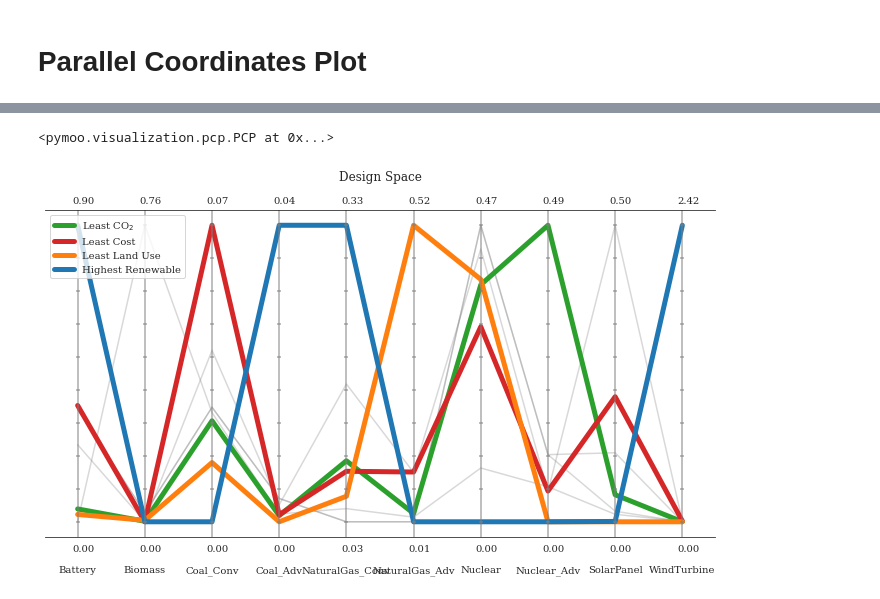
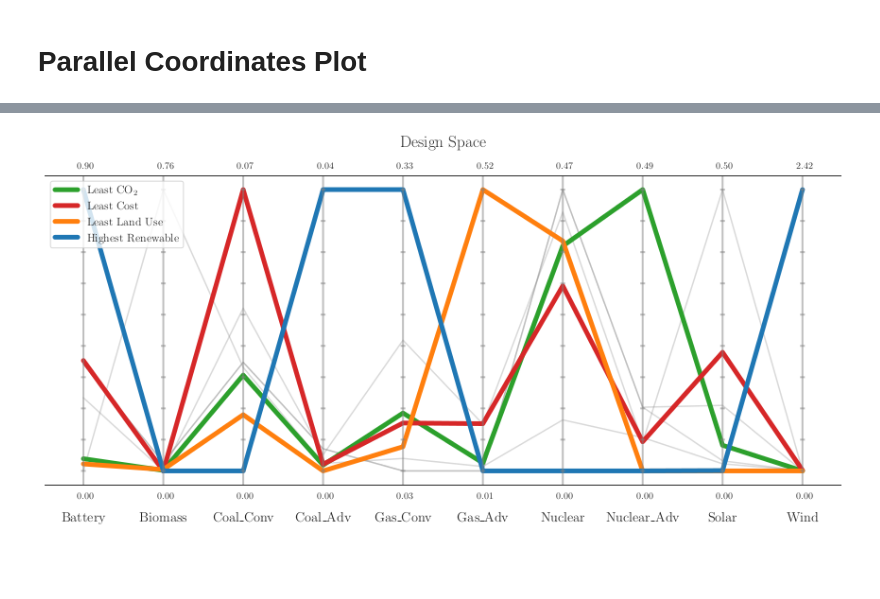
Before and after one commit to samgdotson/2023-dotson-prelim, a Jupyter notebook: analysis/4-objective-analysis.ipynb, the cells around one changed output, grey strips where cells are left out. Saved outputs shown, nothing was run; the diff lists cells and outputs as text; code cells hidden in the pictures; blank space fills up the shorter version.

Commit message:
adds results plots for 4 objective simulation

```diff
--- a/analysis/4-objective-analysis.ipynb
+++ b/analysis/4-objective-analysis.ipynb
@@ -457,3 +188,17 @@ ValueError: Argument Z must be 2-dimensional.
 # Parallel Coordinates Plot
 # %%
 from pymoo.visualization.pcp import PCP
+import matplotlib as mpl
+
+
+mpl.use("pgf")
+plt.rcParams['xtick.labelsize'] = 14
+plt.rcParams['ytick.labelsize'] = 16
+plt.rcParams['pgf.texsystem'] = 'pdflatex'
+plt.rcParams['text.usetex'] = True
+plt.rcParams['pgf.rcfonts'] = False
+plt.rcParams['figure.edgecolor'] = 'k'
+plt.rcParams['figure.facecolor'] = 'w'
+plt.rcParams['savefig.dpi'] = 400
+plt.rcParams['savefig.bbox'] = 'tight'
+plt.rcParams['font.family'] = "serif"
@@ -460,21 +230,29 @@ from pymoo.visualization.pcp import PCP
 # %%
-plot = PCP(title=("Design Space", {'pad': 30}),
+tech_labels = techs.copy()
+tech_labels[4] = "Gas_Conv"
+tech_labels[5] = "Gas_Adv"
+tech_labels[-2] = "Solar"
+tech_labels[-1] = "Wind"
+plot = PCP(title=("Design Space", {'pad': 30, 'fontsize':16}),
            n_ticks=10,
-           legend=(True, {'loc': "upper left"}),
-           labels=techs,
-           figsize=(12,6)
+           legend=(True, {'loc': "upper left", 'fontsize':12}),
+           labels=tech_labels,
+           figsize=(12,6),
            )
 plot.set_axis_style(color="grey", alpha=0.5)
+plot.tight_layout = True
+# plot.normalize_each_axis = False
 plot.add(results.X, color="grey", alpha=0.3)
 
 
 
 plot.add(results.X[0], linewidth=5, color="tab:green", label=r"Least CO$_2$")
 plot.add(results.X[3], linewidth=5, color="tab:red", label="Least Cost")
 plot.add(results.X[5], linewidth=5, color="tab:orange", label=r"Least Land Use")
 plot.add(results.X[7], linewidth=5, color="tab:blue", label="Highest Renewable")
+
 plot.show()
+plt.savefig("C:/Users/samgd/Research/2023-dotson-prelim/docs/figures/4_obj_design_space.pgf")
 # %% [output]
-<pymoo.visualization.pcp.PCP at 0x...>
-[figure, old version]
+[figure, new version]
 # %%
```
Also changed, not shown: parts of 34 cells of this notebook, 5 other files.
